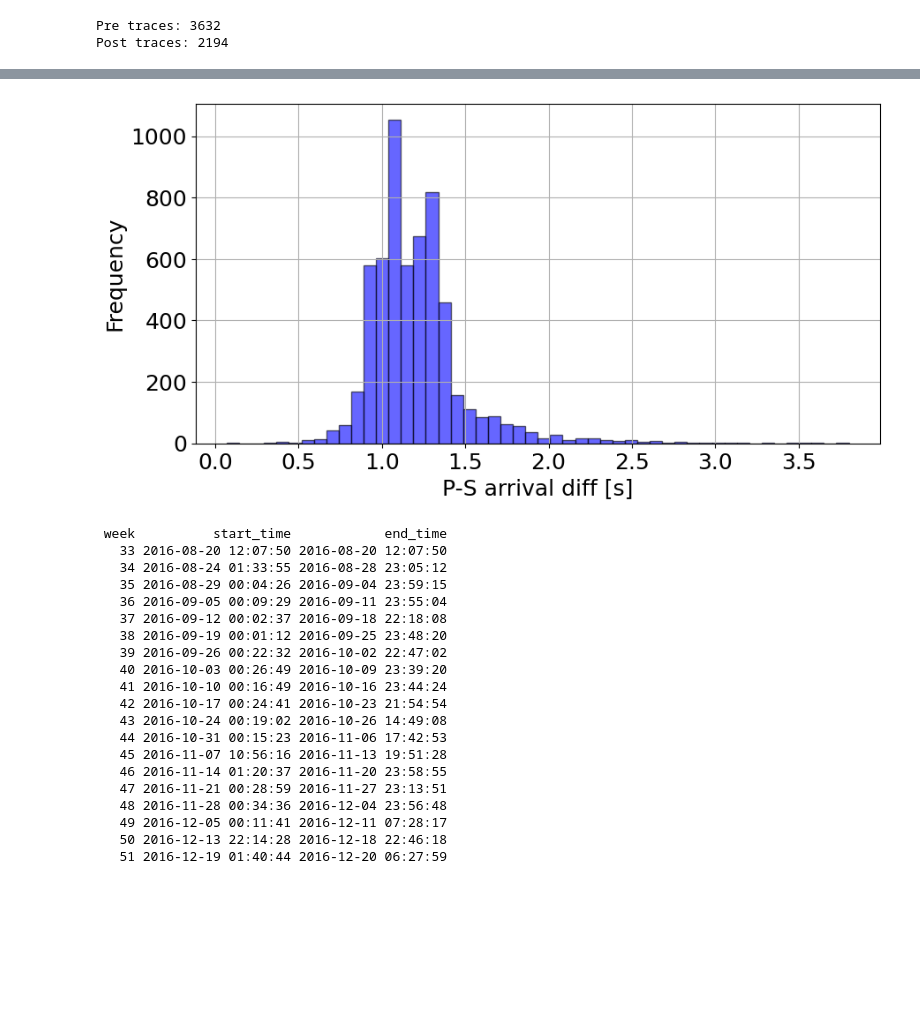
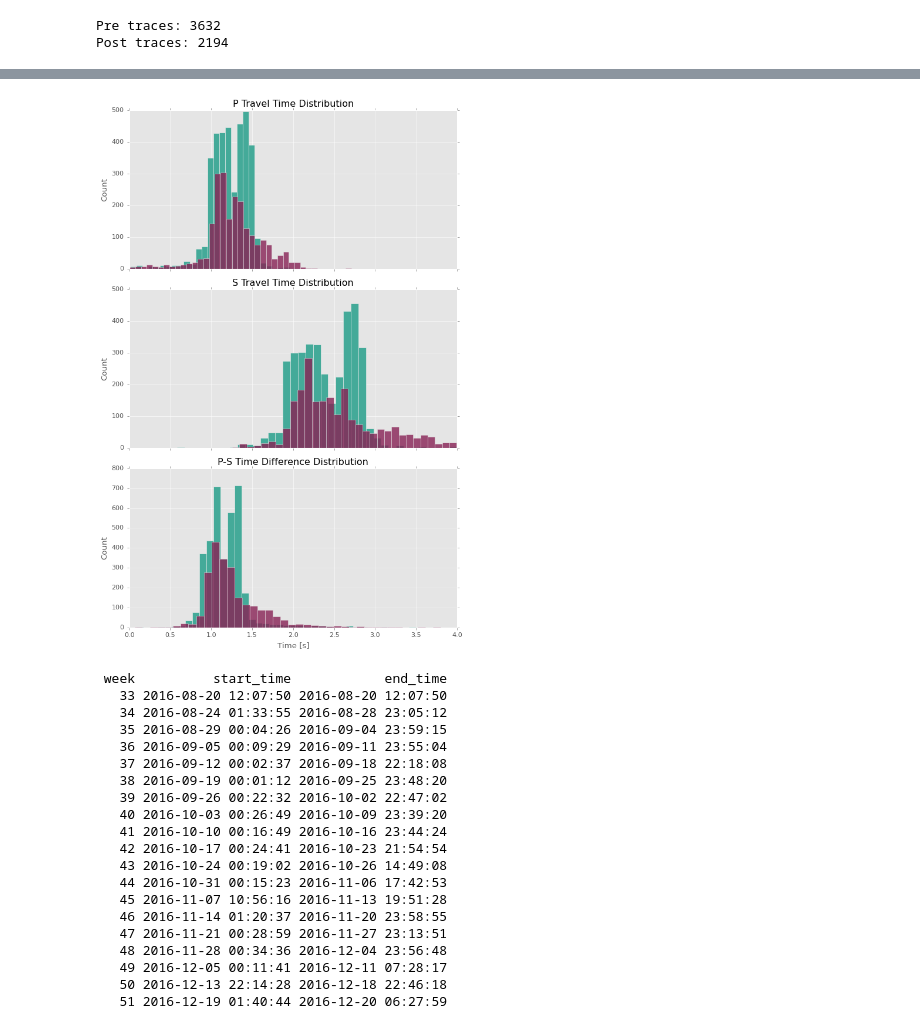
Before and after one commit to mich1803/CNN-Explainability-on-Earthquakes, a Jupyter notebook: explainability/general_plots.ipynb, the cells around one changed output, grey strips where cells are left out. Saved outputs shown, nothing was run; the diff lists cells and outputs as text; code cells hidden in the pictures; blank space fills up the shorter version.

```diff
--- a/explainability/general_plots.ipynb
+++ b/explainability/general_plots.ipynb
@@ -1,8 +1,9 @@
 # %%
 import pandas as pd
 import numpy as np
+import os
 import matplotlib.pyplot as plt
-plt.rcParams.update({'font.size': 18})
+plt.rcParams.update({'font.size': 22})
 # %%
 meta_path = '../preprocessed_dset/metadata.csv'
 df = pd.read_csv(meta_path)
@@ -90,15 +51,53 @@ Mean: 1.2069, Std: 0.2950, Min: 0.0700, Max: 3.8000
-# %%
-#Distrubution without fitted curve
-plt.figure(figsize=(10, 5))
-plt.hist(p_s_diff_sec, bins=50, alpha=0.6, color='blue', edgecolor='black')
-# Add labels and title
-plt.xlabel("P-S arrival diff [s]")
-plt.ylabel("Frequency")
-plt.grid()
-plt.savefig('../plots/p_s_diff_sec_no_fit.png', dpi=300)
-plt.show()
-# %% [output]
-[figure, removed]
+# %%
+p_travel_sec_pre = np.array(df[(df['p_travel_sec'] > 0) & (df['label'] == 'pre')]['p_travel_sec'].values)
+p_travel_sec_post = np.array(df[(df['p_travel_sec'] > 0) & (df['label'] == 'post')]['p_travel_sec'].values)
+
+s_travel_sec_pre = np.array(df[(df['s_travel_sec'] > 0) & (df['label'] == 'pre')]['s_travel_sec'].values)
+s_travel_sec_post = np.array(df[(df['s_travel_sec'] > 0) & (df['label'] == 'post')]['s_travel_sec'].values)
+
+p_s_diff_sec_pre = np.array(df[(df['p_s_diff_sec'] > 0) & (df['label'] == 'pre')]['p_s_diff_sec'].values)
+p_s_diff_sec_post = np.array(df[(df['p_s_diff_sec'] > 0) & (df['label'] == 'post')]['p_s_diff_sec'].values)
+# %%
+import matplotlib.pyplot as plt
+
+# Set style
+plt.style.use('ggplot')  # oppure 'classic', 'bmh', 'dark_background', ecc.
+
+# Create the figure and axes
+fig, axes = plt.subplots(3, 1, figsize=(8, 12), sharex=True)
+
+# Plot settings
+alpha = 1
+bins = 40
+
+# Row 1 - p_travel_sec
+axes[0].hist(p_travel_sec_pre, bins=bins, alpha=alpha, color="#44AA99", label='Pre')
+axes[0].hist(p_travel_sec_post, bins=bins, alpha=.8, color="#882255", label='Post')
+axes[0].set_title('P Travel Time Distribution')
+axes[0].set_ylabel('Count')
+#axes[0].legend()
+
+# Row 2 - s_travel_sec
+axes[1].hist(s_travel_sec_pre, bins=bins, alpha=alpha, color="#44AA99", label='Pre')
+axes[1].hist(s_travel_sec_post, bins=bins, alpha=.8, color="#882255", label='Post')
+axes[1].set_title('S Travel Time Distribution')
+axes[1].set_ylabel('Count')
+#axes[1].legend()
+
+# Row 3 - p_s_diff_sec
+axes[2].hist(p_s_diff_sec_pre, bins=bins, alpha=alpha, color="#44AA99", label='Pre')
+axes[2].hist(p_s_diff_sec_post, bins=bins, alpha=.8, color="#882255", label='Post')
+axes[2].set_title('P-S Time Difference Distribution')
+axes[2].set_xlabel('Time [s]')
+axes[2].set_ylabel('Count')
+#axes[2].legend()
+
+# Adjust layout
+plt.tight_layout()
+plt.savefig('../plots/travel_time_distributions.png', dpi=300, bbox_inches='tight')
+plt.show()
+# %% [output]
+[figure, added]
 # %%
 weekly_df = df.groupby('week')['trace_start_time'].agg(start_time='min', end_time='max').reset_index()
 
```
Also changed, not shown: parts of 3 cells of this notebook, 3 other files.
